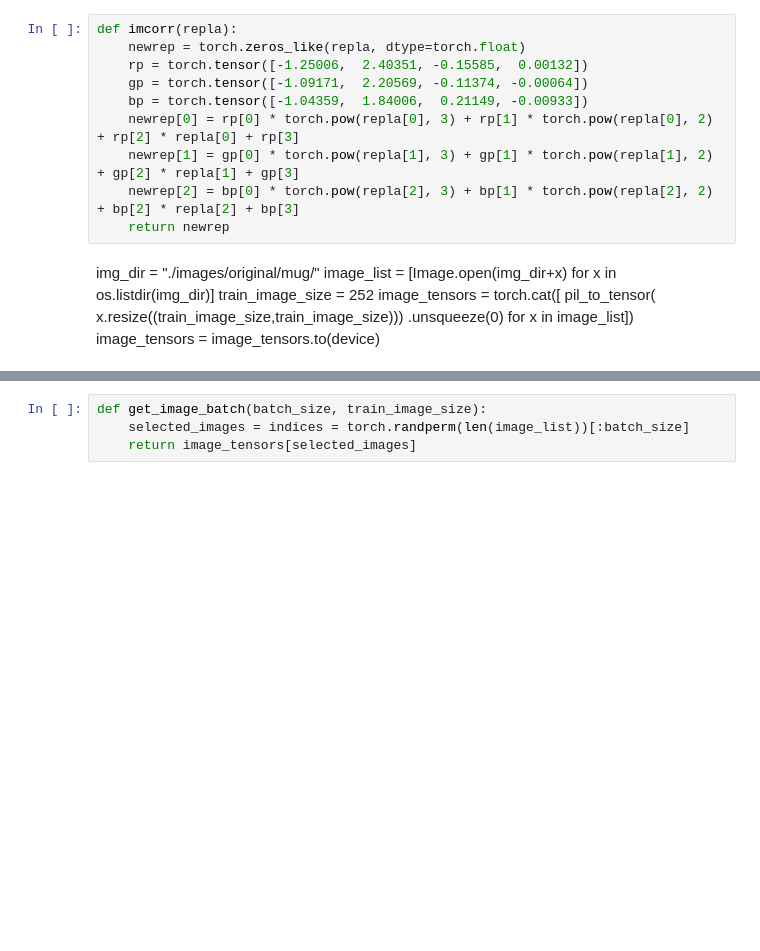
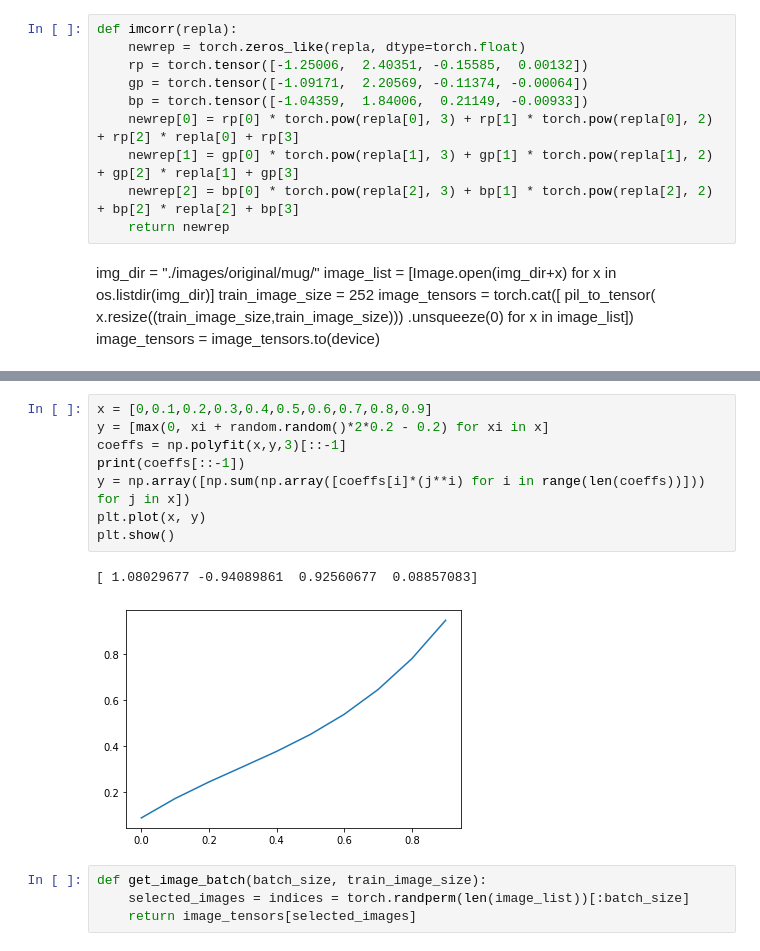
Before and after one commit to earlence-security/invis-perturbations, a Jupyter notebook: image_net.ipynb, the cells around one changed output, grey strips where cells are left out. Drawn from its saved outputs; the diff is of its cells as text; blank space fills up the shorter version.

```diff
--- a/image_net.ipynb
+++ b/image_net.ipynb
@@ -165,3 +200,14 @@ image_tensors = image_tensors.to(device)
+# %%
+x = [0,0.1,0.2,0.3,0.4,0.5,0.6,0.7,0.8,0.9]
+y = [max(0, xi + random.random()*2*0.2 - 0.2) for xi in x]
+coeffs = np.polyfit(x,y,3)[::-1]
+print(coeffs[::-1])
+y = np.array([np.sum(np.array([coeffs[i]*(j**i) for i in range(len(coeffs))])) for j in x])
+plt.plot(x, y)
+plt.show()
+# %% [output]
+[ 1.08029677 -0.94089861  0.92560677  0.08857083]
+[figure, added]
 # %%
 def get_image_batch(batch_size, train_image_size):
     selected_images = indices = torch.randperm(len(image_list))[:batch_size]
```
Also changed, not shown: parts of 19 cells of this notebook, 1 other file.
